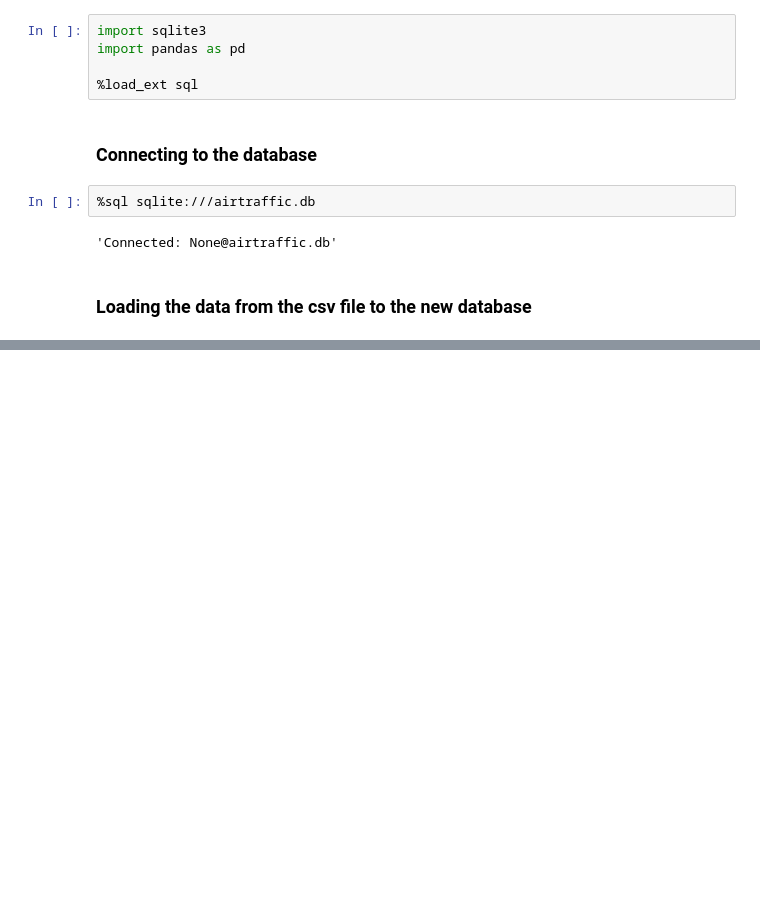
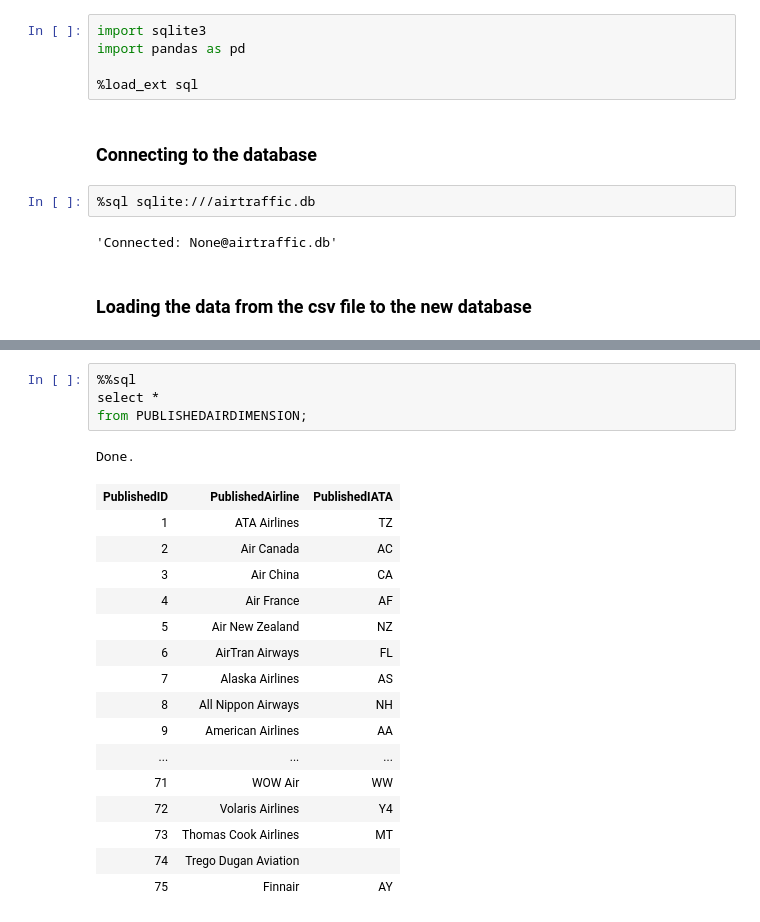
Before and after one commit to fairfield-university-is510-fall2017/final-project-sky-team, a Jupyter notebook: DML.ipynb, the cells around one changed output, grey strips where cells are left out. Drawn from its saved outputs; the diff is of its cells as text; blank space fills up the shorter version.

```diff
--- a/DML.ipynb
+++ b/DML.ipynb
@@ -35,0 +106,22 @@ select * from BRIGEDIMENSION;
+# %%
+%%sql
+select *
+from PUBLISHEDAIRDIMENSION;
+# %% [output]
+Done.
+| PublishedID | PublishedAirline | PublishedIATA |
+| 1 | ATA Airlines | TZ |
+| 2 | Air Canada | AC |
+| 3 | Air China | CA |
+| 4 | Air France | AF |
+| 5 | Air New Zealand | NZ |
+| 6 | AirTran Airways | FL |
+| 7 | Alaska Airlines | AS |
+| 8 | All Nippon Airways | NH |
+| 9 | American Airlines | AA |
+| ... | ... | ... |
+| 71 | WOW Air | WW |
+| 72 | Volaris Airlines | Y4 |
+| 73 | Thomas Cook Airlines | MT |
+| 74 | Trego Dugan Aviation |  |
+| 75 | Finnair | AY |
```
Also changed, not shown: parts of 17 cells of this notebook, 1 other file.
